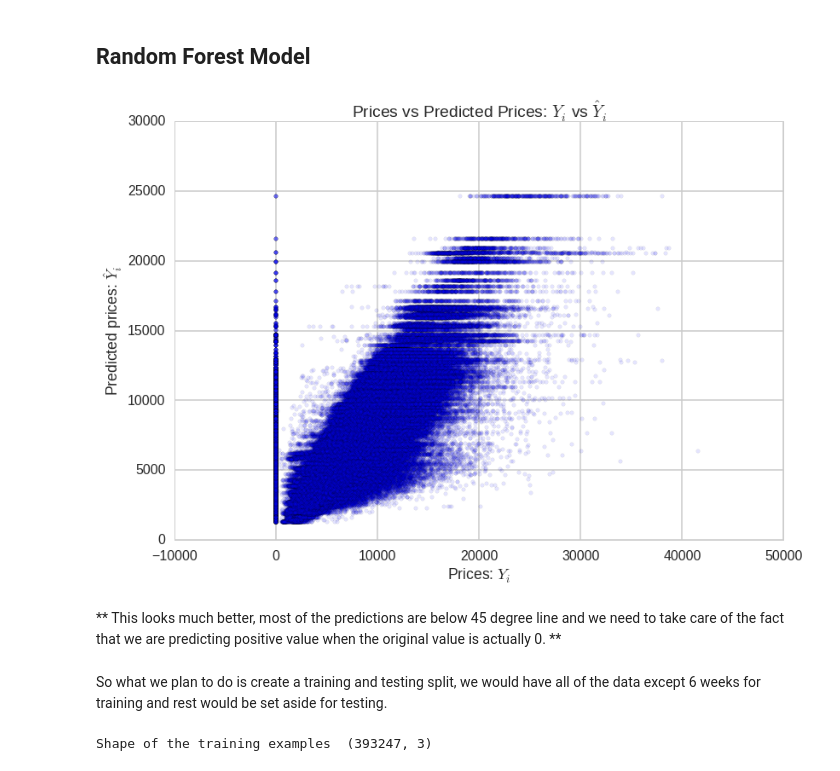
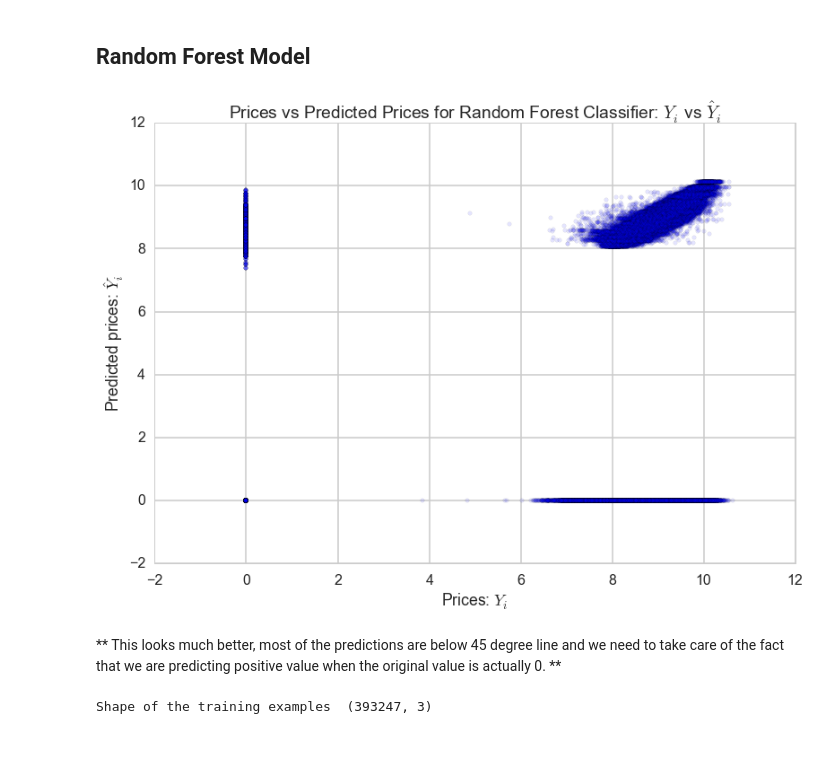
Before and after one commit to numb3r33/Kaggle-Competitions, a Jupyter notebook: Rossman-Stores-Sales/rossman_store_sales.ipynb, the cells around one changed output. Drawn from its saved outputs; the diff is of its cells as text; code cells hidden in the pictures; blank space fills up the shorter version.

```diff
--- a/Rossman-Stores-Sales/rossman_store_sales.ipynb
+++ b/Rossman-Stores-Sales/rossman_store_sales.ipynb
@@ -303,3 +234,9 @@ plt.title('Relationship between day of the week and sales');
+# %%
+train_df = rossman.train_df
+train_df['isSunday'] = (rossman.train_df.Date.dt.weekday==6)
+train_df['norm_sales'] = np.log1p(train_df.Sales)
+# %%
+data = train_df[['Store', 'isSunday', 'Open', 'Promo', 'norm_sales']]
 # %% [markdown]
 ## Simple Linear Regression Model
 # %%
@@ -343,20 +295,18 @@ plt.title("Prices vs Predicted Prices: $Y_i$ vs $\hat{Y}_i$");
 # %%
 from sklearn.ensemble import RandomForestRegressor
 # %%
-rf = RandomForestRegressor().fit(train_df[['Store', 'Promo']], train_df.Sales)
+rf = RandomForestRegressor().fit(data[['Store', 'Open', 'Promo', 'isSunday']], data.norm_sales)
 # %%
-rf_fitted_values = rf.predict(train_df[['Store', 'Promo']])
+rf_fitted_values = rf.predict(data[['Store', 'Promo', 'Open', 'isSunday']])
 # %%
-plt.scatter(train_df['Sales'], rf_fitted_values, alpha=0.1)
+plt.scatter(data['norm_sales'], rf_fitted_values, alpha=0.1)
 plt.xlabel("Prices: $Y_i$")
 plt.ylabel("Predicted prices: $\hat{Y}_i$")
-plt.title("Prices vs Predicted Prices: $Y_i$ vs $\hat{Y}_i$");
+plt.title("Prices vs Predicted Prices for Random Forest Classifier: $Y_i$ vs $\hat{Y}_i$");
 # %% [output]
-[figure, old version]
+[figure, new version]
 # %% [markdown]
 ** This looks much better, most of the predictions are below 45 degree line and we need to take care of the fact that we are predicting positive value when the original value is actually 0. **
-# %% [markdown]
-So what we plan to do is create a training and testing split, we would have all of the data except 6 weeks for training and rest would be set aside for testing.
 # %%
 rossman.split_train_test()
 # %%
```
Also changed, not shown: parts of 58 cells of this notebook, 1 other file.
